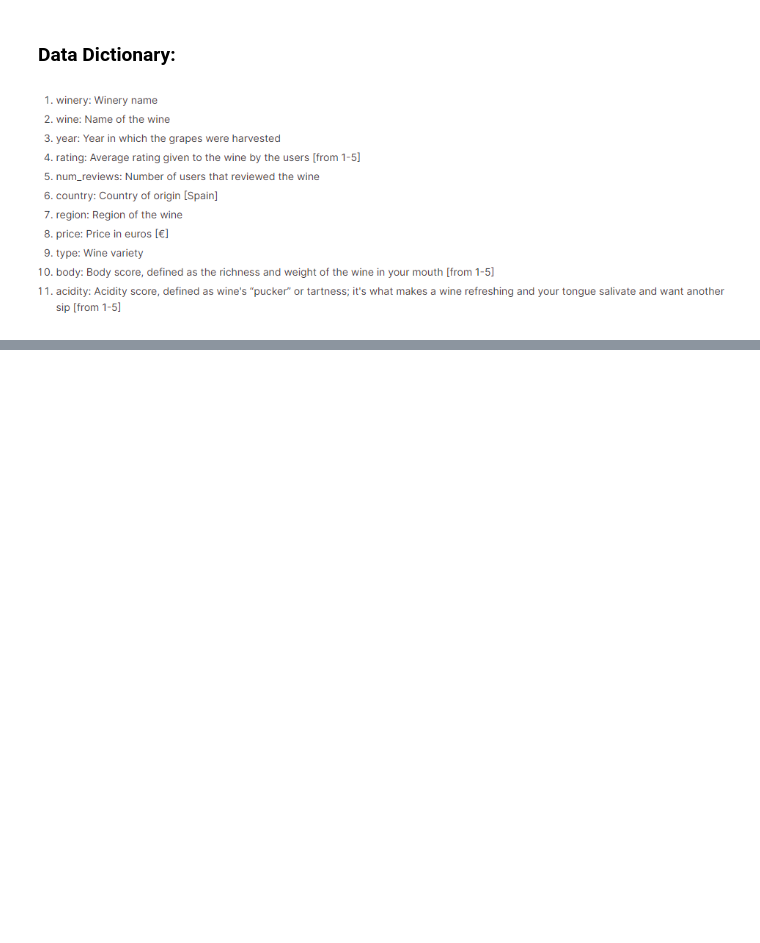
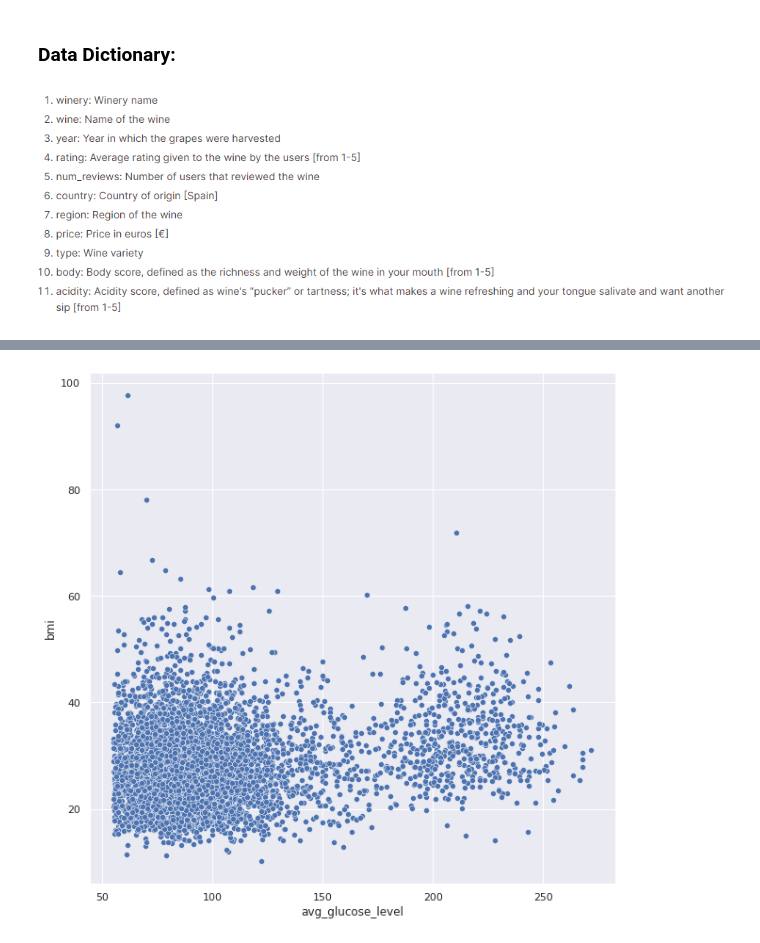
Before and after one commit to G3ntl3g1ant/Stroke-Predictions, a Jupyter notebook: Project_2_Part_1_Updated.ipynb, the cells around one changed output, grey strips where cells are left out. Saved outputs shown, nothing was run; the diff lists cells and outputs as text; code cells hidden in the pictures; blank space fills up the shorter version.

```diff
--- a/Project_2_Part_1_Updated.ipynb
+++ b/Project_2_Part_1_Updated.ipynb
@@ -158,0 +382,4 @@ I will have to delve in a bit deeper before making a final decision.
+# %%
+sns.scatterplot(data=df, x='avg_glucose_level', y='bmi');
+# %% [output]
+[figure, added]
```
Also changed, not shown: parts of 39 cells of this notebook.
